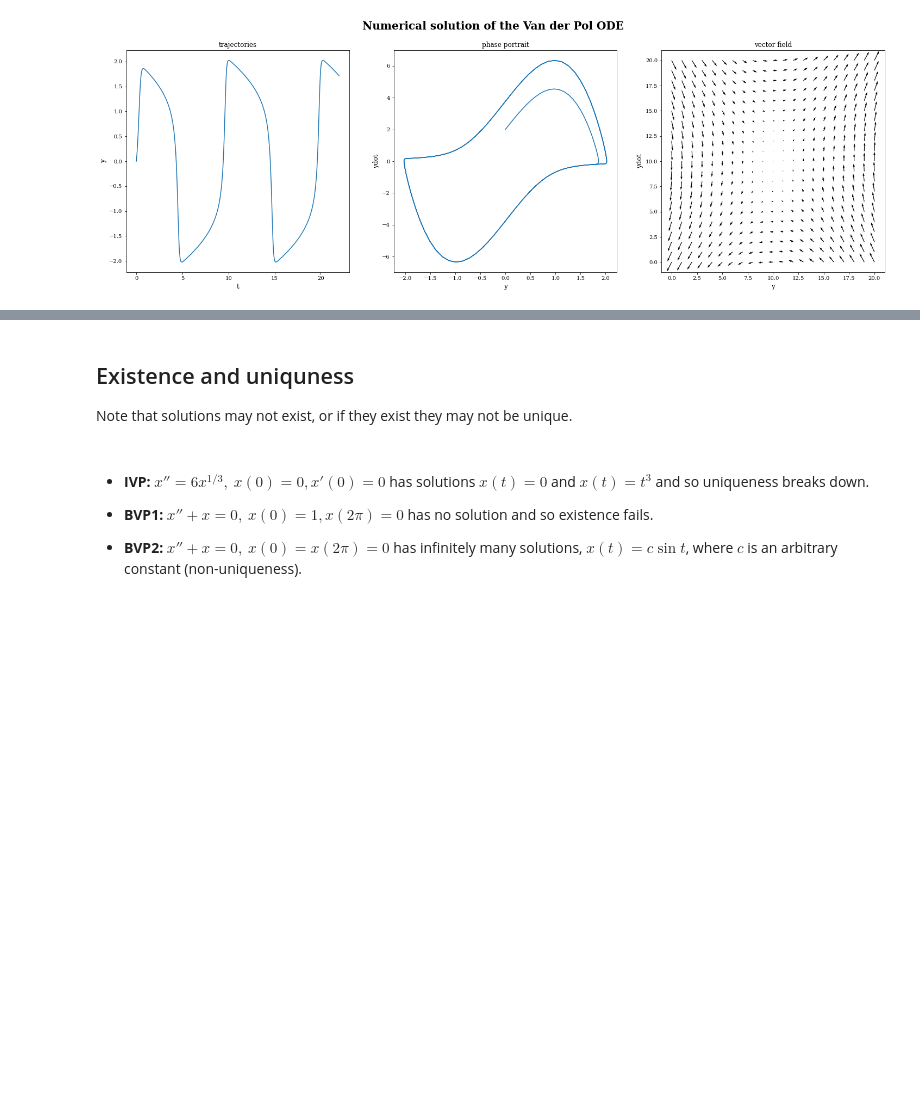
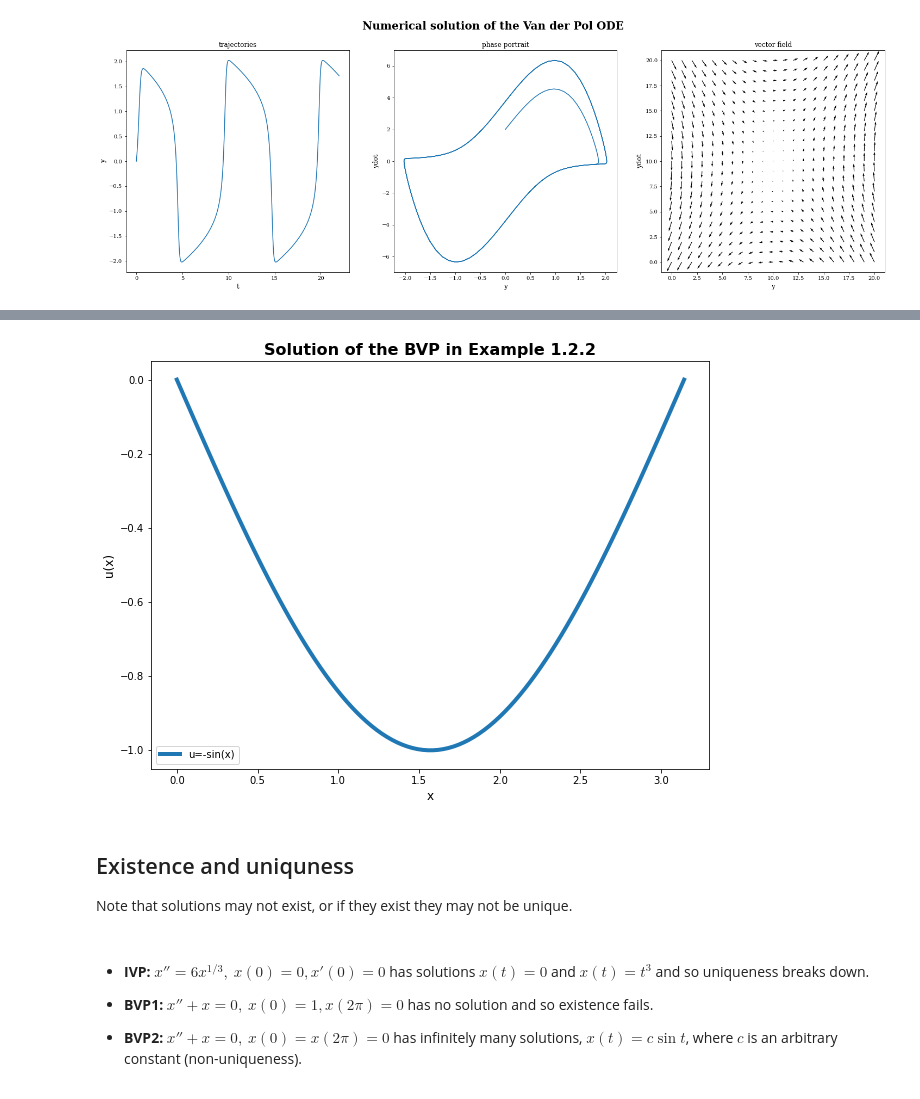
Before and after one commit to jjcrofts77/Advanced-Calculus-MATH20471, a Jupyter notebook: content/notebooks/Part1/Chapter1/IBVP.ipynb, the cells around one changed output, grey strips where cells are left out. Drawn from its saved outputs; the diff is of its cells as text; code cells hidden in the pictures; blank space fills up the shorter version.

```diff
--- a/content/notebooks/Part1/Chapter1/IBVP.ipynb
+++ b/content/notebooks/Part1/Chapter1/IBVP.ipynb
@@ -49,22 +55,20 @@ import numpy as np # matlab-like commands
 import matplotlib.pyplot as plt # plotting tools
 from scipy.integrate import odeint # ode solver
 
-# for latex labels
-plt.rc('font',family='serif')
-
-# RHS of the Van der Pol ODE (written as a first order system - see NMODEs!)
-
+# RHS function of the Van der Pol ODE (written as a first order system - see NMODEs!)
 def rhs(Y,t,mu):
   y,ydot=Y
   return ydot, mu*(1-y**2)*ydot-y
 
 t = np.linspace(0,7*np.pi,1001) # integration interval
-y0 = [0, 2] # initial condition
-mu = 4
+y0 = [0, 2]                     # initial condition
+mu = 4                          # paramater value
+
+# integrate numerically using RK4
 y_arr = odeint(rhs,y0,t,args=(mu,))
 y,ydot = y_arr[:,0],y_arr[:,1]
 
-# plots
+# initialise plots
 plt.ion()
 plt.figure(figsize=[25,7.5])
 
@@ -187,3 +155,39 @@ HTML(anim.to_html5_video())
+# %%
+import numpy as np
+from scipy.integrate import solve_bvp # BVP solver
+
+# write as a system of first order ODEs
+def ode(x, Z):
+  u,du = Z
+  return [du, -u]
+
+# boundary conditions function
+def bc(u, du):
+    return [u[0], du[1]-1.0]
+
+# define an initail mesh with 5 points
+x = np.linspace(0, np.pi, 5)
+
+# initial guesses
+u0 = [np.zeros(x.size),np.ones(x.size)]
+res = solve_bvp(ode, bc, x, u0) # solve the BVP
+
+# plot the solution
+# initialise plots
+plt.ion()
+plt.figure(figsize=[10,7.5])
+x_plot = np.linspace(0, np.pi, 100)
+u_plot = res.sol(x_plot)[0]
+
+import matplotlib.pyplot as plt
+plt.plot(x_plot, u_plot, linewidth=4,label='u=-sin(x)')
+plt.legend()
+plt.xlabel("x",size=12)
+plt.ylabel("u(x)",size=12)
+plt.title('Solution of the BVP in Example 1.2.2',size=16,weight='bold')
+plt.show()
+# %% [output]
+[figure, added]
 # %% [markdown]
 ## Existence and uniquness
 Note that solutions may not exist, or if they exist they may not be unique.
```
Also changed, not shown: parts of 4 cells of this notebook.
